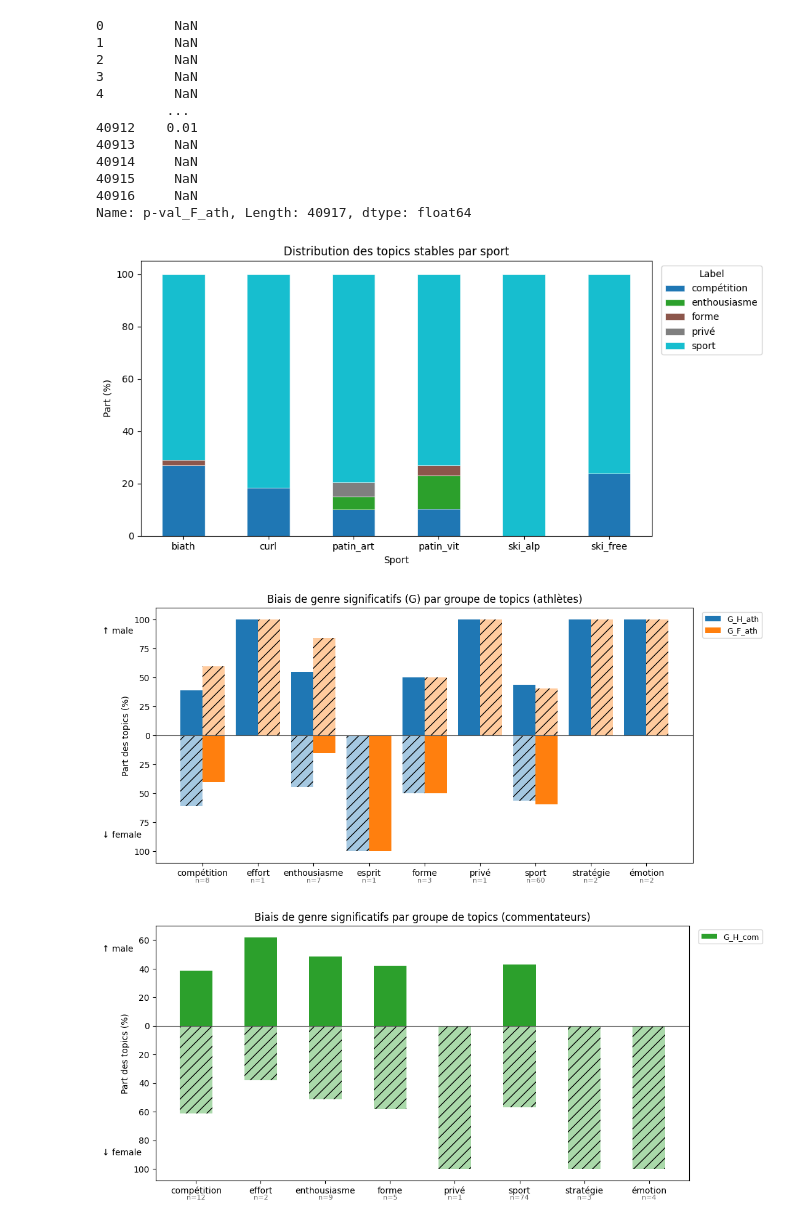
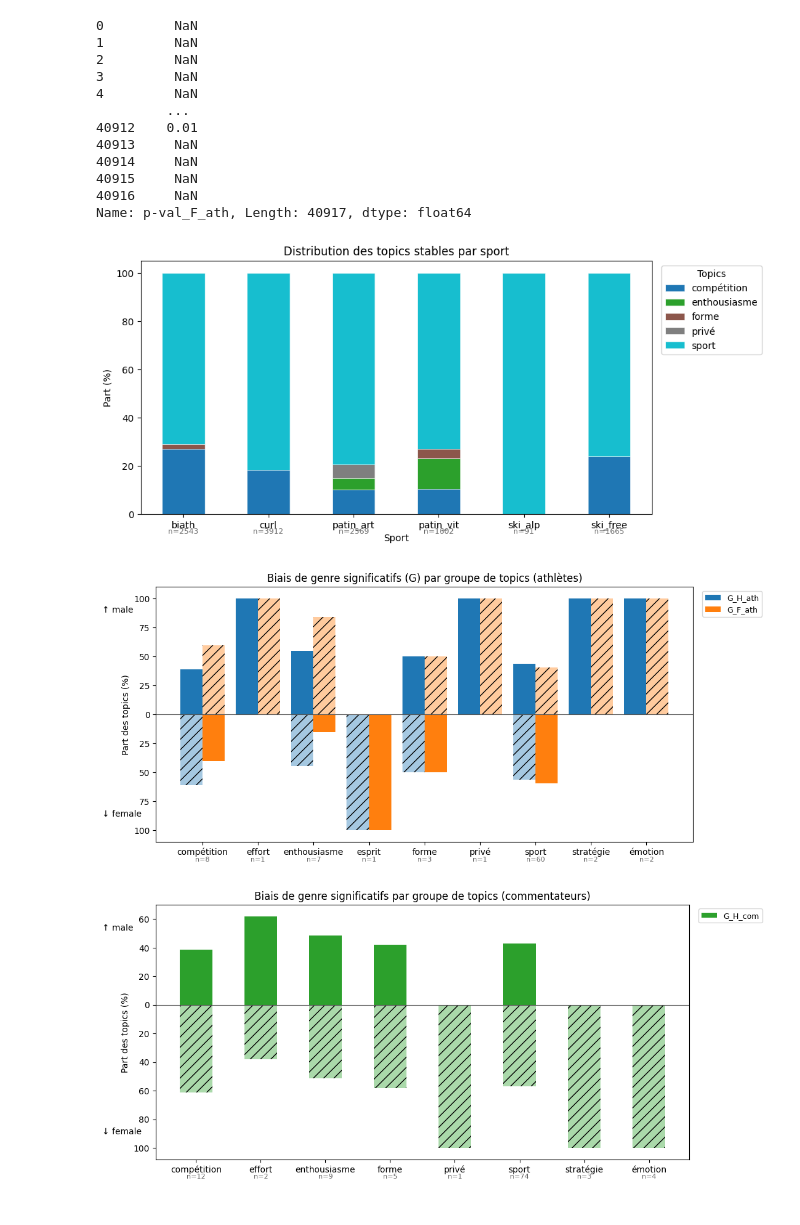
Before and after one commit to lucas-cumunel/PESSD-GBOGC, a Jupyter notebook: descriptive.ipynb, the cells around one changed output. Saved outputs shown, nothing was run; the diff lists cells and outputs as text; code cells hidden in the pictures.

```diff
--- a/descriptive.ipynb
+++ b/descriptive.ipynb
@@ -320,6 +320,7 @@ pivot = (
     .unstack(fill_value=0)
 )
 pivot_pct = pivot.div(pivot.sum(axis=1), axis=0) * 100
+counts_per_sport = pivot.sum(axis=1)
 
 fig1, ax1 = plt.subplots(figsize=(10, 5))
 pivot_pct.plot(
@@ -329,10 +330,18 @@ pivot_pct.plot(
 ax1.set_xlabel("Sport")
 ax1.set_ylabel("Part (%)")
 ax1.set_title("Distribution des topics stables par sport")
-ax1.legend(title="Label", bbox_to_anchor=(1.01, 1), loc="upper left")
+ax1.legend(title="Topics", bbox_to_anchor=(1.01, 1), loc="upper left")
 ax1.tick_params(axis="x", rotation=0)
 ax1.set_ylim(0, 105)
+
+for j, sport in enumerate(pivot_pct.index):
+    ax1.text(
+        j, -6, f"n={counts_per_sport[sport]}",
+        ha="center", va="top", fontsize=8, color="#666"
+    )
+
 plt.tight_layout()
+plt.subplots_adjust(bottom=0.18)
 plt.savefig("stables_plot.png", dpi=150)
 plt.show()
 
@@ -420,33 +429,33 @@ palette_neg = (0.173, 0.627, 0.173, 0.40)
 x = np.arange(n_labels)
 width = 0.5
 
 fig2, ax2 = plt.subplots(figsize=(11, 5.5))
 
 sub = res.set_index("label").reindex(labels)
 ax2.bar(x, sub["pos"], width, color=palette_pos, label=col)
 ax2.bar(x, sub["neg"], width, color=palette_neg, hatch="//")
 
 ax2.axhline(0, color="#555", linewidth=0.8)
 ax2.yaxis.set_major_formatter(plt.FuncFormatter(lambda v, _: str(int(abs(v)))))
 
 for j, lbl in enumerate(labels):
     ax2.text(
         x[j], ax2.get_ylim()[0] - 10, f"n={counts_per_label.get(lbl, '')}",
         ha="center", va="top", fontsize=8, color="#666"
     )
 plt.annotate("↑ male", xy=(-0.1, 0.9), xycoords='axes fraction', fontsize=10)
 plt.annotate("↓ female", xy=(-0.1, 0.1), xycoords='axes fraction', fontsize=10)
 
 ax2.set_xticks(x)
 ax2.set_xticklabels(labels, rotation=0, ha="center")
 ax2.set_ylabel("Part des topics (%)")
 ax2.set_title("Biais de genre significatifs par groupe de topics (commentateurs)")
 ax2.legend(bbox_to_anchor=(1.01, 1), loc="upper left", fontsize=9)
 plt.tight_layout()
 plt.subplots_adjust(bottom=0.18)
 plt.savefig("commentators_plot.png", dpi=150)
 plt.show()
 # %% [output]
-[figure, old version]
+[figure, new version]
 [figure]
 [figure]
```
